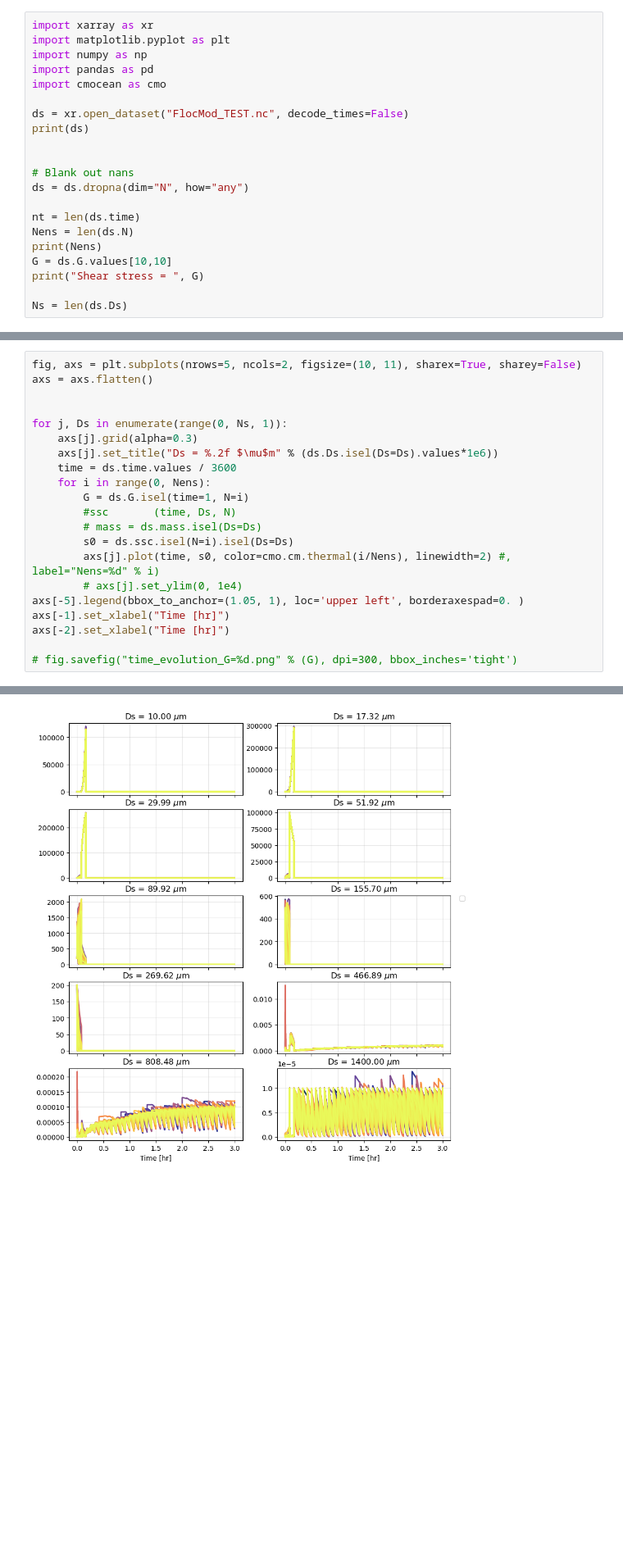
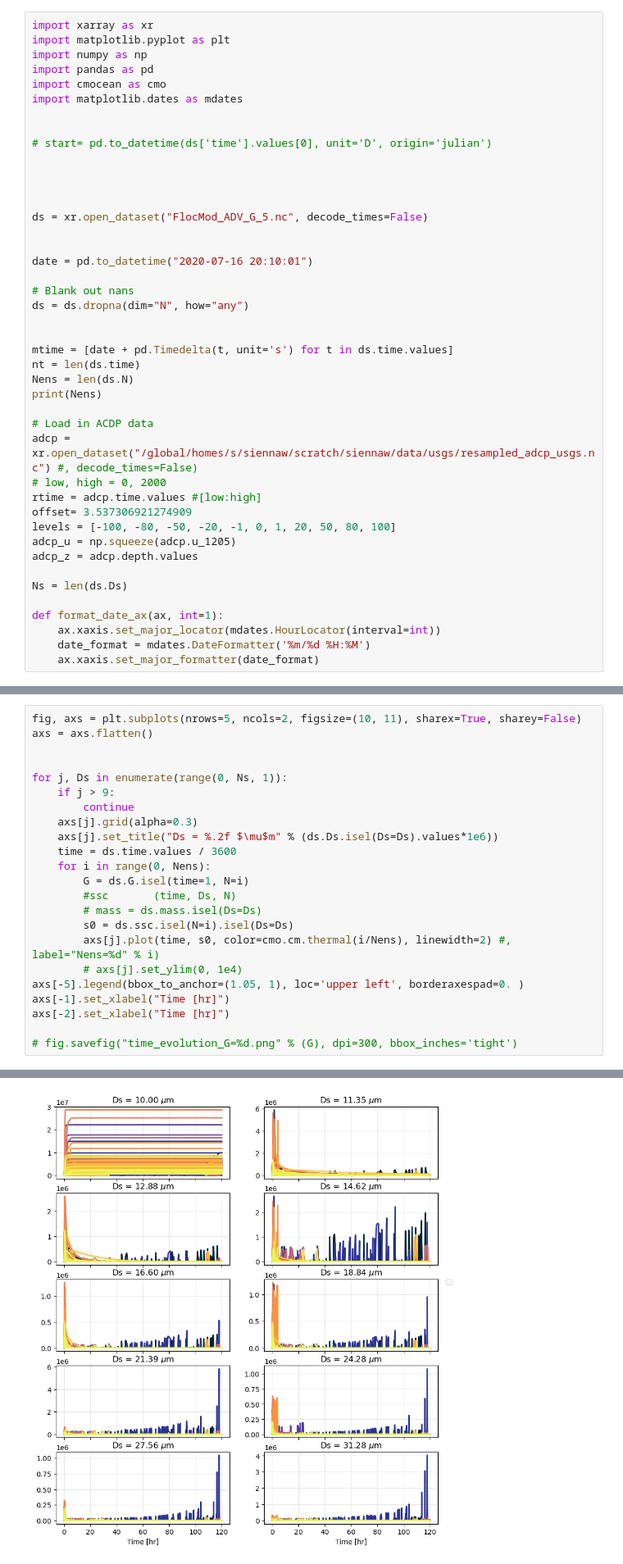
Before and after one commit to sienna-white/enkf_sediment, a Jupyter notebook: plot_floc_mod_ens.ipynb, the cells around one changed output, grey strips where cells are left out. Shown at 82% size. Saved outputs shown, nothing was run; the diff lists cells and outputs as text; blank space fills up the shorter version.

```diff
--- a/plot_floc_mod_ens.ipynb
+++ b/plot_floc_mod_ens.ipynb
@@ -4,19 +4,41 @@ import matplotlib.pyplot as plt
 import numpy as np
 import pandas as pd
 import cmocean as cmo
+import matplotlib.dates as mdates
 
-ds = xr.open_dataset("FlocMod_TEST.nc", decode_times=False)
-print(ds)
 
+# start= pd.to_datetime(ds['time'].values[0], unit='D', origin='julian')
+
+
+
+
+ds = xr.open_dataset("FlocMod_ADV_G_5.nc", decode_times=False)
+
+
+date = pd.to_datetime("2020-07-16 20:10:01")
 
 # Blank out nans
 ds = ds.dropna(dim="N", how="any")
 
+
+mtime = [date + pd.Timedelta(t, unit='s') for t in ds.time.values]
 nt = len(ds.time)
 Nens = len(ds.N)
 print(Nens)
-G = ds.G.values[10,10]
-print("Shear stress = ", G)
+
+# Load in ACDP data
+adcp = xr.open_dataset("/global/homes/s/siennaw/scratch/siennaw/data/usgs/resampled_adcp_usgs.nc") #, decode_times=False)
+# low, high = 0, 2000
+rtime = adcp.time.values #[low:high]
+offset= 3.537306921274909
+levels = [-100, -80, -50, -20, -1, 0, 1, 20, 50, 80, 100]
+adcp_u = np.squeeze(adcp.u_1205)
+adcp_z = adcp.depth.values
 
 Ns = len(ds.Ds)
+
+def format_date_ax(ax, int=1):
+    ax.xaxis.set_major_locator(mdates.HourLocator(interval=int))
+    date_format = mdates.DateFormatter('%m/%d %H:%M')
+    ax.xaxis.set_major_formatter(date_format)
 # %% [output]
@@ -39,25 +46,27 @@ Shear stress =  30.0
 # %%
 fig, axs = plt.subplots(nrows=5, ncols=2, figsize=(10, 11), sharex=True, sharey=False)
 axs = axs.flatten()
 
 
 for j, Ds in enumerate(range(0, Ns, 1)):
+    if j > 9:
+        continue
     axs[j].grid(alpha=0.3)
     axs[j].set_title("Ds = %.2f $\mu$m" % (ds.Ds.isel(Ds=Ds).values*1e6))
     time = ds.time.values / 3600
     for i in range(0, Nens):
         G = ds.G.isel(time=1, N=i)
         #ssc       (time, Ds, N)
         # mass = ds.mass.isel(Ds=Ds)
         s0 = ds.ssc.isel(N=i).isel(Ds=Ds)
         axs[j].plot(time, s0, color=cmo.cm.thermal(i/Nens), linewidth=2) #, label="Nens=%d" % i)
         # axs[j].set_ylim(0, 1e4)
 axs[-5].legend(bbox_to_anchor=(1.05, 1), loc='upper left', borderaxespad=0. )
 axs[-1].set_xlabel("Time [hr]")
 axs[-2].set_xlabel("Time [hr]")
 
 # fig.savefig("time_evolution_G=%d.png" % (G), dpi=300, bbox_inches='tight')
 # %% [output]
 Text(0.5, 0, 'Time [hr]')
-[figure, old version]
+[figure, new version]
 # %%
```
Also changed, not shown: parts of 7 cells of this notebook, 6 other files.
